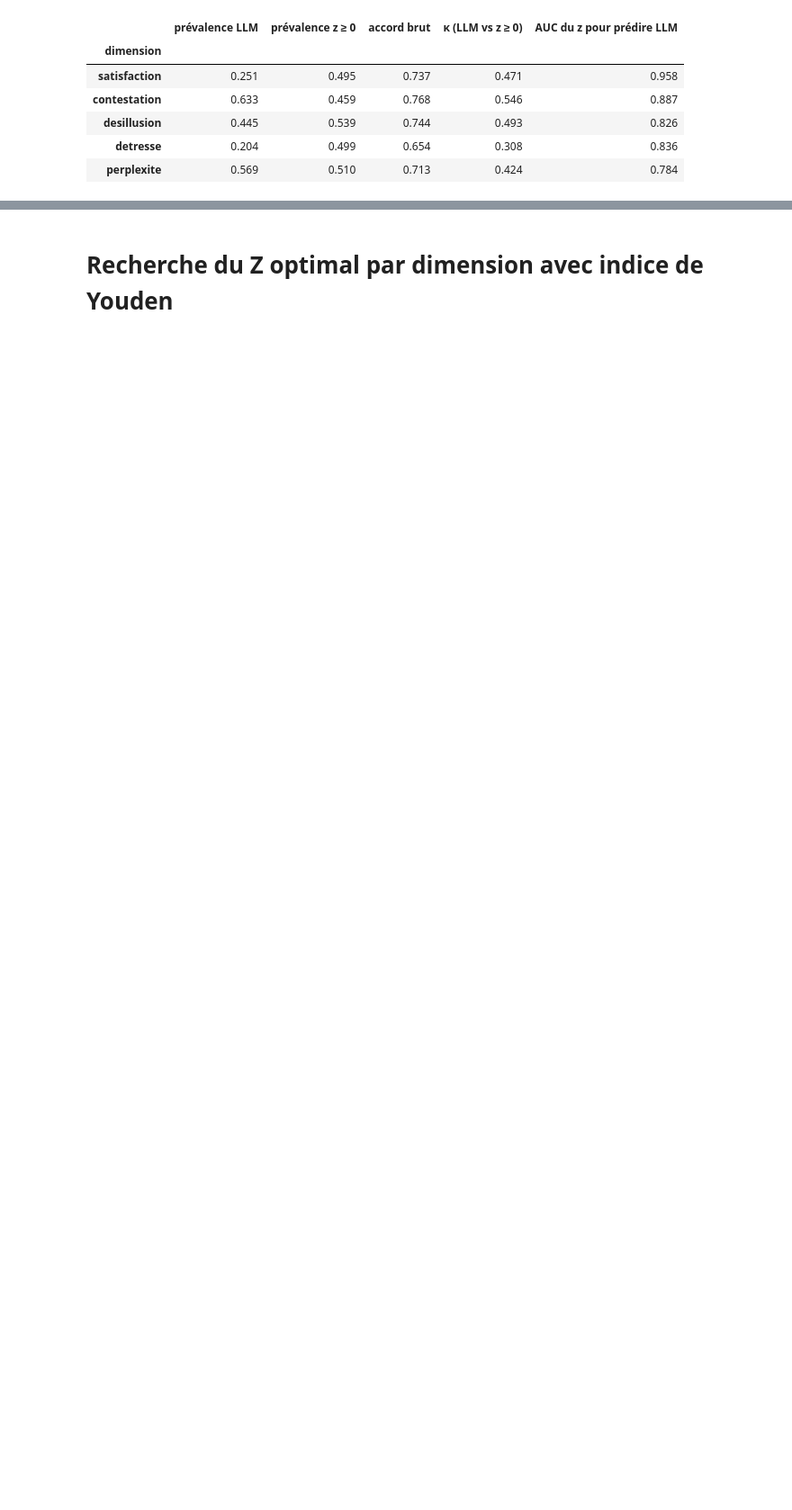
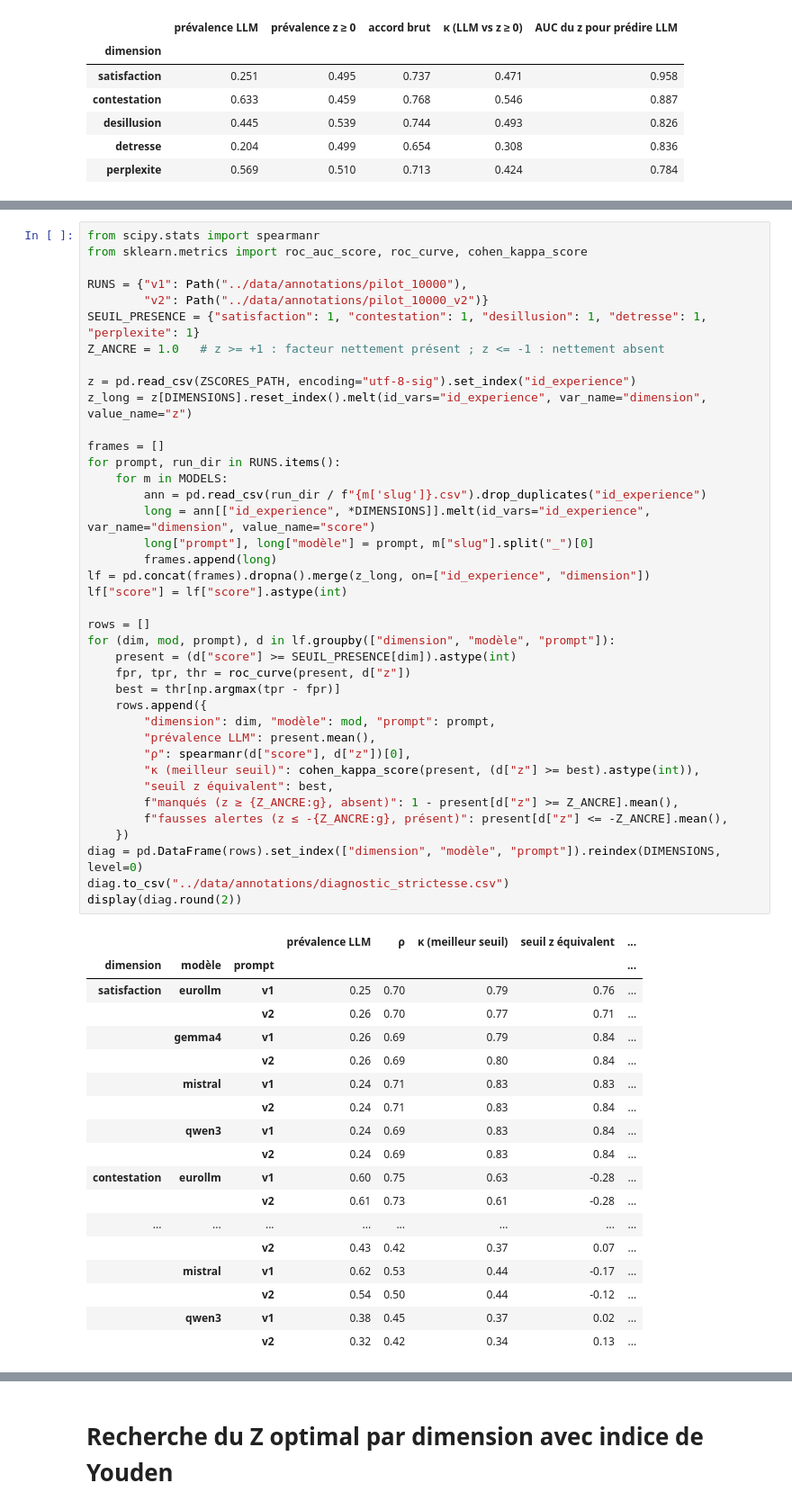
Before and after one commit to benji-64/Model_emotions, a Jupyter notebook: notebooks/llm_annotation2.ipynb, the cells around one changed output, grey strips where cells are left out. Shown at 90% size. Cells and saved outputs as stored; diff of their text form; blank space fills up the shorter version.

```diff
--- a/notebooks/llm_annotation2.ipynb
+++ b/notebooks/llm_annotation2.ipynb
@@ -772,0 +837,58 @@ display(pd.DataFrame(rows).set_index("dimension").round(3))
+# %%
+from scipy.stats import spearmanr
+from sklearn.metrics import roc_auc_score, roc_curve, cohen_kappa_score
+
+RUNS = {"v1": Path("../data/annotations/pilot_10000"),
+        "v2": Path("../data/annotations/pilot_10000_v2")}
+SEUIL_PRESENCE = {"satisfaction": 1, "contestation": 1, "desillusion": 1, "detresse": 1, "perplexite": 1}
+Z_ANCRE = 1.0   # z >= +1 : facteur nettement présent ; z <= -1 : nettement absent
+
+z = pd.read_csv(ZSCORES_PATH, encoding="utf-8-sig").set_index("id_experience")
+z_long = z[DIMENSIONS].reset_index().melt(id_vars="id_experience", var_name="dimension", value_name="z")
+
+frames = []
+for prompt, run_dir in RUNS.items():
+    for m in MODELS:
+        ann = pd.read_csv(run_dir / f"{m['slug']}.csv").drop_duplicates("id_experience")
+        long = ann[["id_experience", *DIMENSIONS]].melt(id_vars="id_experience", var_name="dimension", value_name="score")
+        long["prompt"], long["modèle"] = prompt, m["slug"].split("_")[0]
+        frames.append(long)
+lf = pd.concat(frames).dropna().merge(z_long, on=["id_experience", "dimension"])
+lf["score"] = lf["score"].astype(int)
+
+rows = []
+for (dim, mod, prompt), d in lf.groupby(["dimension", "modèle", "prompt"]):
+    present = (d["score"] >= SEUIL_PRESENCE[dim]).astype(int)
+    fpr, tpr, thr = roc_curve(present, d["z"])
+    best = thr[np.argmax(tpr - fpr)]
+    rows.append({
+        "dimension": dim, "modèle": mod, "prompt": prompt,
+        "prévalence LLM": present.mean(),
+        "ρ": spearmanr(d["score"], d["z"])[0],
+        "κ (meilleur seuil)": cohen_kappa_score(present, (d["z"] >= best).astype(int)),
+        "seuil z équivalent": best,
+        f"manqués (z ≥ {Z_ANCRE:g}, absent)": 1 - present[d["z"] >= Z_ANCRE].mean(),
+        f"fausses alertes (z ≤ -{Z_ANCRE:g}, présent)": present[d["z"] <= -Z_ANCRE].mean(),
+    })
+diag = pd.DataFrame(rows).set_index(["dimension", "modèle", "prompt"]).reindex(DIMENSIONS, level=0)
+diag.to_csv("../data/annotations/diagnostic_strictesse.csv")
+display(diag.round(2))
+# %% [output]
+|  |  |  | prévalence LLM | ρ | κ (meilleur seuil) | seuil z équivalent | ... |
+| dimension | modèle | prompt |  |  |  |  | ... |
+| satisfaction | eurollm | v1 | 0.25 | 0.70 | 0.79 | 0.76 | ... |
+|  |  | v2 | 0.26 | 0.70 | 0.77 | 0.71 | ... |
+|  | gemma4 | v1 | 0.26 | 0.69 | 0.79 | 0.84 | ... |
+|  |  | v2 | 0.26 | 0.69 | 0.80 | 0.84 | ... |
+|  | mistral | v1 | 0.24 | 0.71 | 0.83 | 0.83 | ... |
+|  |  | v2 | 0.24 | 0.71 | 0.83 | 0.84 | ... |
+|  | qwen3 | v1 | 0.24 | 0.69 | 0.83 | 0.84 | ... |
+|  |  | v2 | 0.24 | 0.69 | 0.83 | 0.84 | ... |
+| contestation | eurollm | v1 | 0.60 | 0.75 | 0.63 | -0.28 | ... |
+|  |  | v2 | 0.61 | 0.73 | 0.61 | -0.28 | ... |
+| ... | ... | ... | ... | ... | ... | ... | ... |
+|  |  | v2 | 0.43 | 0.42 | 0.37 | 0.07 | ... |
+|  | mistral | v1 | 0.62 | 0.53 | 0.44 | -0.17 | ... |
+|  |  | v2 | 0.54 | 0.50 | 0.44 | -0.12 | ... |
+|  | qwen3 | v1 | 0.38 | 0.45 | 0.37 | 0.02 | ... |
+|  |  | v2 | 0.32 | 0.42 | 0.34 | 0.13 | ... |
```
Also changed, not shown: parts of 3 cells of this notebook.
